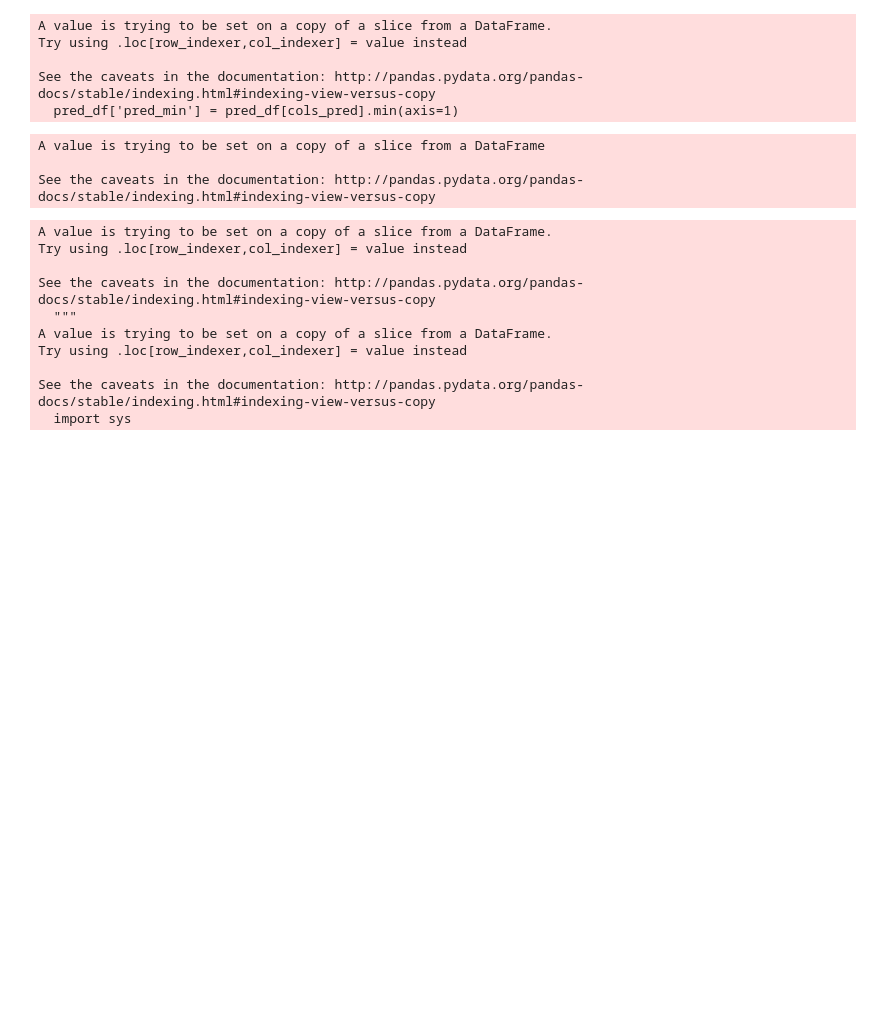
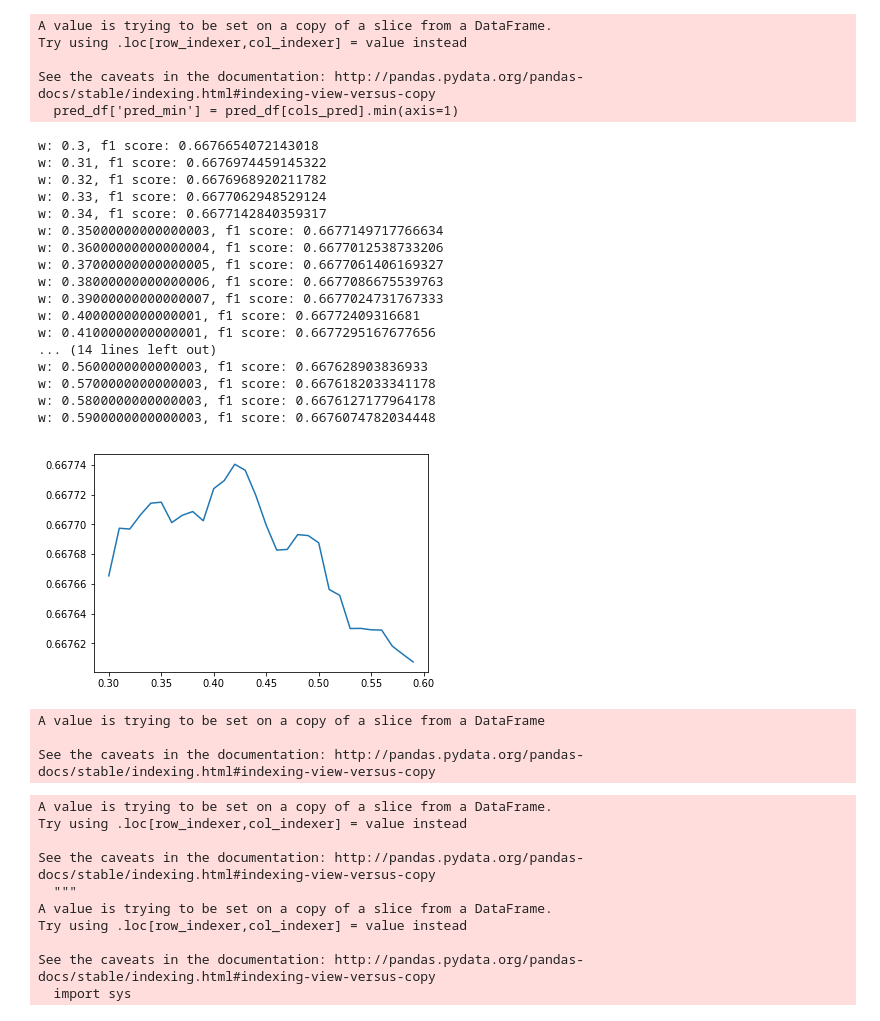
Before and after one commit to MitsuruFujiwara/KDD-Cup-2019, a Jupyter notebook: src/903_post_processing.ipynb, the cells around one changed output. Cells and saved outputs as stored; diff of their text form; code cells hidden in the pictures; blank space fills up the shorter version.

```diff
--- a/src/903_post_processing.ipynb
+++ b/src/903_post_processing.ipynb
@@ -14,6 +14,36 @@ from glob import glob
 from utils import loadpkl, to_json, scalingPredictions, getBestMultiple
 
 %matplotlib inline
+# %%
+# search a best weight for 2 predictions
+def getBestWeights(act, pred_lgbm, pred_xgb, output):
+    search_range = np.arange(0.3, 0.6, 0.01)
+    best_f1=0.0
+    best_w = 0.5
+    f1s = []
+    for _w in search_range:
+        # get predictions for each class
+        cols_pred=[]
+        _pred = pd.DataFrame()
+        for i in range(0,12):
+            _pred['pred_{}'.format(i)] = _w*pred_lgbm['pred_lgbm_plans{}'.format(i)]+ (1.0-_w)*pred_xgb['pred_xgb_plans{}'.format(i)]
+            cols_pred.append('pred_{}'.format(i))
+
+        # calc f1 score
+        _f1 = f1_score(act, np.argmax(_pred[cols_pred].values,axis=1),average='weighted')
+        f1s.append(_f1)
+        print('w: {}, f1 score: {}'.format(_w,_f1))
+        if _f1 > best_f1:
+            best_f1 = _f1
+            best_w = _w
+        del _pred
+
+    # plot thresholds
+    plt.figure()
+    plt.plot(search_range, f1s)
+    plt.savefig(output)
+
+    return best_w
 # %%
 # load predictions
 pred_lgbm = loadpkl('../features/lgbm_pred.pkl')
@@ -46,17 +76,41 @@ for i in range(1,12):
         tmp += (pred[c]==i).astype(int)
     pred_lgbm['pred_lgbm_plans{}'.format(i)]=pred_lgbm['pred_lgbm_plans{}'.format(i)]*(tmp>0)
     pred_xgb['pred_xgb_plans{}'.format(i)]=pred_xgb['pred_xgb_plans{}'.format(i)]*(tmp>0)
-
-cols_pred =[]
-for i in range(0,12):
-    pred['pred_{}'.format(i)] = 0.5*pred_lgbm['pred_lgbm_plans{}'.format(i)]+ 0.5*pred_xgb['pred_xgb_plans{}'.format(i)]
-    cols_pred.append('pred_{}'.format(i))
 # %% [output]
 A value is trying to be set on a copy of a slice from a DataFrame.
 Try using .loc[row_indexer,col_indexer] = value instead
 
 See the caveats in the documentation: http://pandas.pydata.org/pandas-docs/stable/indexing.html#indexing-view-versus-copy
   pred_df['pred_min'] = pred_df[cols_pred].min(axis=1)
+# %%
+oof_pred_lgbm = pred_lgbm[pred_lgbm.click_mode.notnull()]
+oof_pred_xgb = pred_xgb[pred_xgb.click_mode.notnull()]
+# %%
+w = getBestWeights(oof_pred_lgbm.click_mode, oof_pred_lgbm, oof_pred_xgb, '../imp/weight.png')
+
+cols_pred =[]
+for i in range(0,12):
+    pred['pred_{}'.format(i)] = w*pred_lgbm['pred_lgbm_plans{}'.format(i)]+ (1.0-w)*pred_xgb['pred_xgb_plans{}'.format(i)]
+    cols_pred.append('pred_{}'.format(i))
+# %% [output]
+w: 0.3, f1 score: 0.6676654072143018
+w: 0.31, f1 score: 0.6676974459145322
+w: 0.32, f1 score: 0.6676968920211782
+w: 0.33, f1 score: 0.6677062948529124
+w: 0.34, f1 score: 0.6677142840359317
+w: 0.35000000000000003, f1 score: 0.6677149717766634
+w: 0.36000000000000004, f1 score: 0.6677012538733206
+w: 0.37000000000000005, f1 score: 0.6677061406169327
+w: 0.38000000000000006, f1 score: 0.6677086675539763
+w: 0.39000000000000007, f1 score: 0.6677024731767333
+w: 0.4000000000000001, f1 score: 0.66772409316681
+w: 0.4100000000000001, f1 score: 0.6677295167677656
+... (14 lines left out)
+w: 0.5600000000000003, f1 score: 0.667628903836933
+w: 0.5700000000000003, f1 score: 0.6676182033341178
+w: 0.5800000000000003, f1 score: 0.6676127177964178
+w: 0.5900000000000003, f1 score: 0.6676074782034448
+[figure, added]
 # %%
 pred['recommend_mode'] = np.argmax(pred[cols_pred].values,axis=1)
 pred['recommend_mode'][(pred['plan_num_plans']==1)&(pred['recommend_mode']!=0)] = pred['plan_0_transport_mode'][(pred['plan_num_plans']==1)&(pred['recommend_mode']!=0)]
```
Also changed, not shown: 11 other files.
